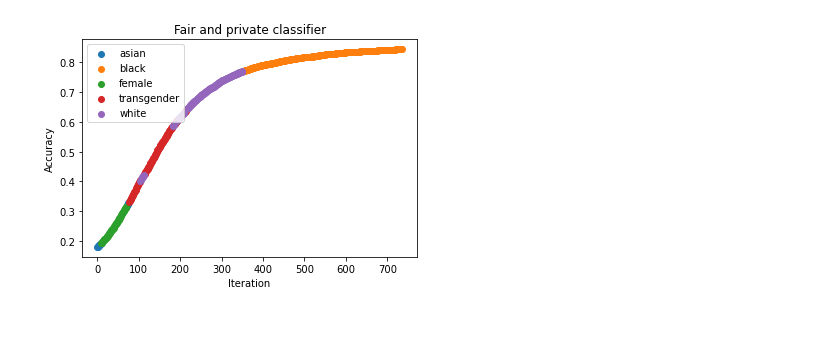
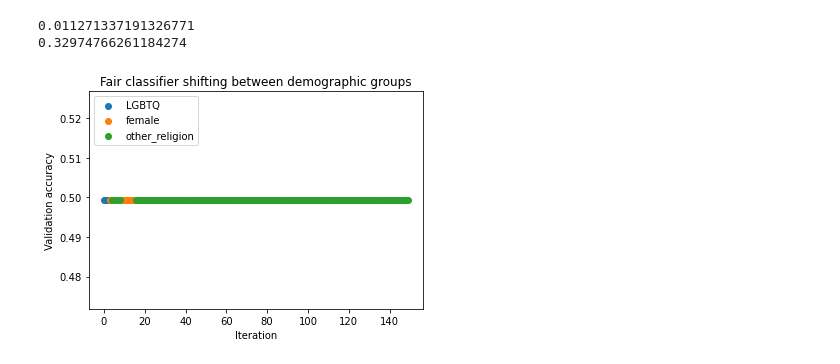
Before and after one commit to ramuld12/bachelorThesis, a Jupyter notebook: Baselines/BaselineClassifierPrivateAndFair.ipynb, the cells around one changed output. Saved outputs shown, nothing was run; the diff lists cells and outputs as text; code cells hidden in the pictures; blank space fills up the shorter version.

```diff
--- a/Baselines/BaselineClassifierPrivateAndFair.ipynb
+++ b/Baselines/BaselineClassifierPrivateAndFair.ipynb
@@ -13,5 +12,5 @@ WARNING:root:The WILDS package is out of date. Your version is 1.0.0, while the
 # %%
-df = pd.read_csv("all_data_with_identitiesEmbedded.csv")
+df = pd.read_csv("../CSVFiles/small50000DomainDataBertweetEmbedded.csv")
 # %%
 def CleanText(text):
     text = re.sub(r'''[\[|\]]''', "", text).split()
@@ -34,15 +32,12 @@ df['latino'] = df['latino'].apply(lambda x: round(x))
 # %%
 # Updating values for training_data
 training_data = df[df['split'] == 'train']
-training_data = training_data[(training_data['na_gender'] == 0) | (training_data['na_race'] == 0)]
 
 # Getting test_data
 test_data = df[df['split'] == 'test']
-test_data = test_data[(test_data['na_gender'] == 0) | (test_data['na_race'] == 0)]
 
 # Getting validation_data
 validation_data = df[df['split'] == 'val']
-validation_data = validation_data[(validation_data['na_gender'] == 0) | (validation_data['na_race'] == 0)]
 # %%
 X_train = training_data['comment_text'].values.tolist()
 Y_train = training_data['toxicity'].values.tolist()
@@ -209,13 +210,15 @@ class AdalineGDPrivateAndFair():
         self.FinalAccList_ = np.array(self.FinalAccList_)
         return self
 # %%
-model = AdalineGDPrivateAndFair(learning_rate = 0.0001, n_iter = 1000)
+model = AdalineGDPrivateAndFair(learning_rate = 0.01, n_iter = 1000)
 
 model.fit(training_data, validation_data)
 
 predictions = model.predict(X_test)
 
+Y_test = np.array(Y_test).reshape(len(Y_test), 1)
 
-Y_test = np.array(Y_test).reshape(len(Y_test), 1)
 model.CheckAccuracy(predictions, Y_test)
+
+print("Accuracy on testSet after round", model.CheckAccuracy(predictions, Y_test))
 # %% [output]
@@ -246,12 +251,22 @@ np.std(forBarPlot[:,0].astype(float))
 # %%
 forBarPlot = model.PredictTestSetDemographic(test_data)
+print(forBarPlot)
 plt.figure()
+
 x = forBarPlot[:,1]
+for i in range(len(x)):
+    if i%2 == 0:
+        x[i] = "\n"+x[i]
+
 y = np.array(forBarPlot[:,0].astype(float))
+
 x_pos = [i for i, _ in enumerate(x)]
-plt.bar(x_pos, y, color='rgbkymc')
+
+plt.bar(x_pos, y, color=['b', 'g', 'r', 'c', 'm', 'y', 'brown', 'k'])
+
 plt.xlabel("\nDemographic source")
-plt.ylabel("Accuracy")
+plt.ylabel("F1-scores")
 plt.xticks(x_pos, x)
+plt.savefig('FinalF1-scoresFairAndPrivate')
 plt.show()
 # %% [output]
@@ -259,3 +282,9 @@ plt.show()
+# %%
+print(np.var(forBarPlot[:,0].astype(float)))
+print(np.max(forBarPlot[:,0].astype(float)) - np.min(forBarPlot[:,0].astype(float)))
+# %% [output]
+0.011271337191326771
+0.32974766261184274
 # %%
 # Rodet
 lstlst = []
@@ -266,14 +295,23 @@ for k in np.unique(model.FinalAccList_[:,1]):
             tmpLst.append([i[0], i[2], i[1]])
     lstlst.append(np.array(tmpLst))
 # %%
+lstlst = []
+for k in np.unique(model.FinalAccList_[:,1]):
+    tmpLst = []
+    for i in model.FinalAccList_:
+        if k == i[1]:
+            tmpLst.append([i[0], i[2], i[1]])
+    lstlst.append(np.array(tmpLst))
+
 plt.figure()
 for lst in lstlst:
     plt.scatter(np.array(lst[:,1]).astype(int), np.array(lst[:,0]).astype(np.float), label=lst[:,2][0])
 
 plt.xlabel('Iteration')
-plt.ylabel('Accuracy')
-plt.title('Fair and private classifier')
+plt.ylabel('Validation accuracy')
+plt.title('Fair classifier shifting between demographic groups')
 plt.legend(loc='upper left')
+plt.savefig('AccuracyEvolvingFairPrivate')
 plt.show()
 # %% [output]
-[figure, old version]
+[figure, new version]
```
Also changed, not shown: parts of 6 cells of this notebook, 3 other files.
